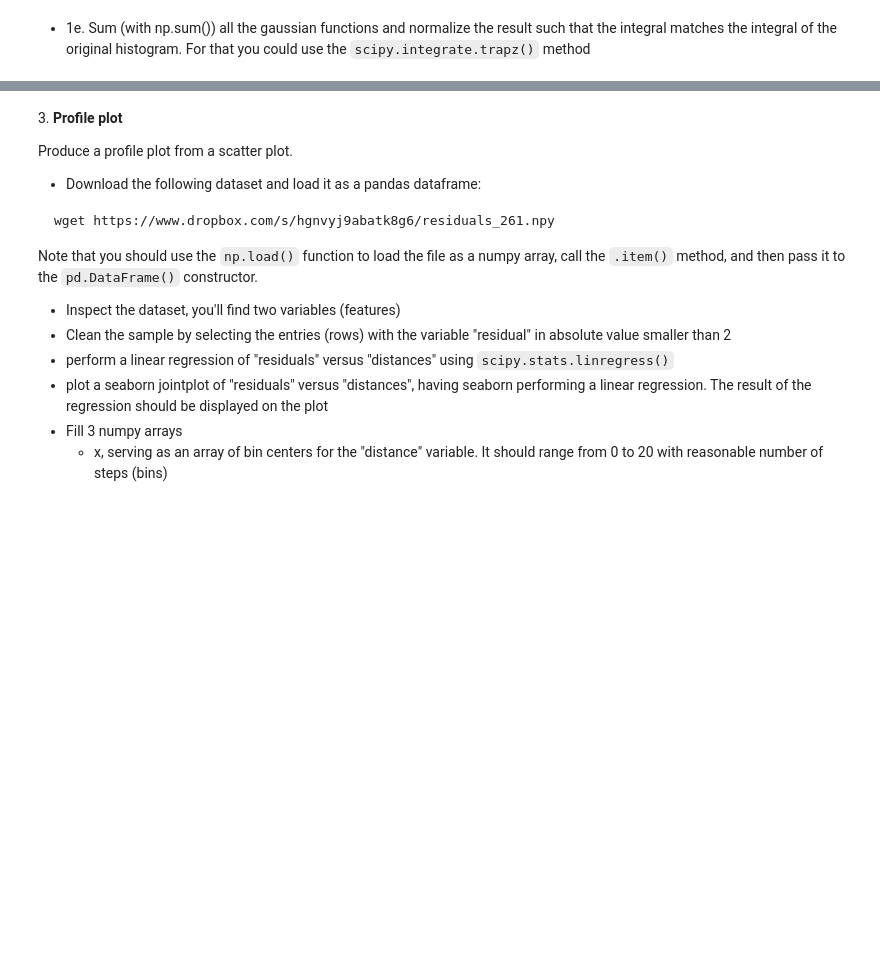
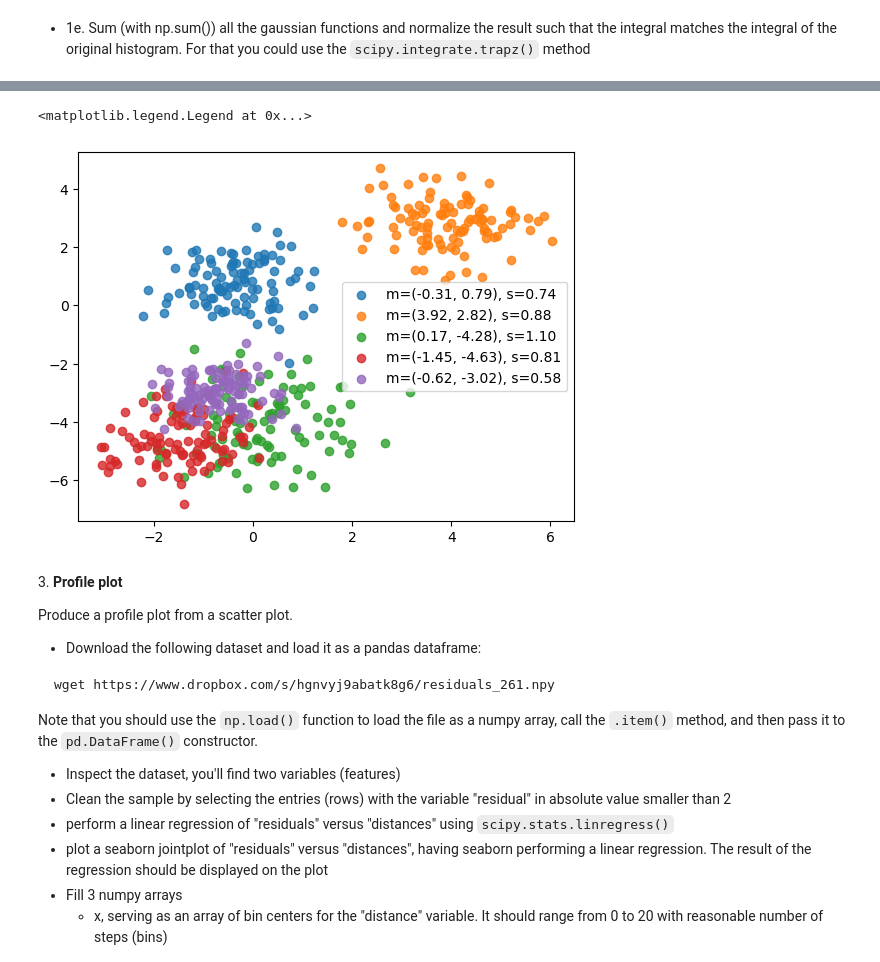
Before and after one commit to seccobenedetto/LCPA, a Jupyter notebook: 07ex_Visualization.ipynb, the cells around one changed output, grey strips where cells are left out. Drawn from its saved outputs; the diff is of its cells as text; code cells hidden in the pictures; blank space fills up the shorter version.

```diff
--- a/07ex_Visualization.ipynb
+++ b/07ex_Visualization.ipynb
@@ -120,4 +91,51 @@ two_categories_scat 100%[===================>]  42.80K  --.-KB/s    in 0.02s
 [figure]
+# %%
+# DA RIFARE DA ZERO
+
+#Fixing parameters
+mean_limit = 5.0    #Mean limit value
+std_min = 0.5       #Standard deviation minimum value
+std_max = 1.5       #Standard deviation maximum value
+too_close = 0.4     #Minimum distance between two mean values
+points = 100        #Half of the points of one gaussian distribution
+categories = 5      #Choosing number of categories
+
+#Inizializing lists
+x_means = []
+y_means = []
+stds = []
+
+for i in range(categories):
+    #Getting values
+    x_mean = npr.uniform(-mean_limit,mean_limit)
+    y_mean = npr.uniform(-mean_limit,mean_limit)
+    std = npr.uniform(std_min, std_max)
+
+    if i>0:   #We need to do the closeness-check only if one set of values has already been saved in the lists
+        for j in range(i):
+            if abs(x_means[j] - x_mean)<too_close and abs(y_means[j] - y_mean)<too_close:  #If the mean values are too close...
+                i -= 1                                                                     #...we discard these values, so we go one step behind...
+                break                                                                      #...and break the cycle
+
+        if j == i-1:                 #If the cycle has not been broken, the values are ok and we can save them
+            x_means.append(x_mean)
+            y_means.append(y_mean)
+            stds.append(std)
+
+    else:                            #Saving the first set of values
+        x_means.append(x_mean)
+        y_means.append(y_mean)
+        stds.append(std)
+
+for xm, ym, s in zip(x_means, y_means, stds):
+    x = np.random.normal(xm, s, points)
+    y = np.random.normal(ym, s, points)
+    plt.scatter(x, y, label = f'm=({xm:.2f}, {ym:.2f}), s={s:.2f}', alpha = 0.8)
+
+plt.legend()
+# %% [output]
+<matplotlib.legend.Legend at 0x...>
+[figure, added]
 # %% [markdown]
 3\. **Profile plot**
 
```
Also changed, not shown: parts of 12 cells of this notebook, 8 other files.
